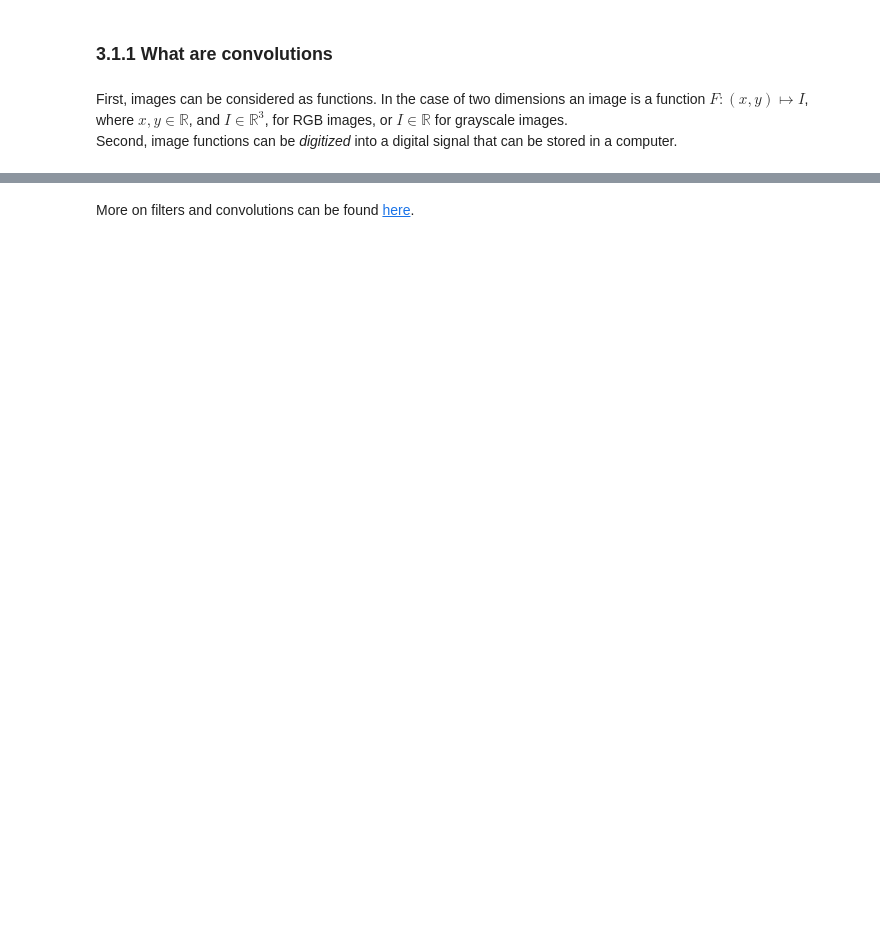
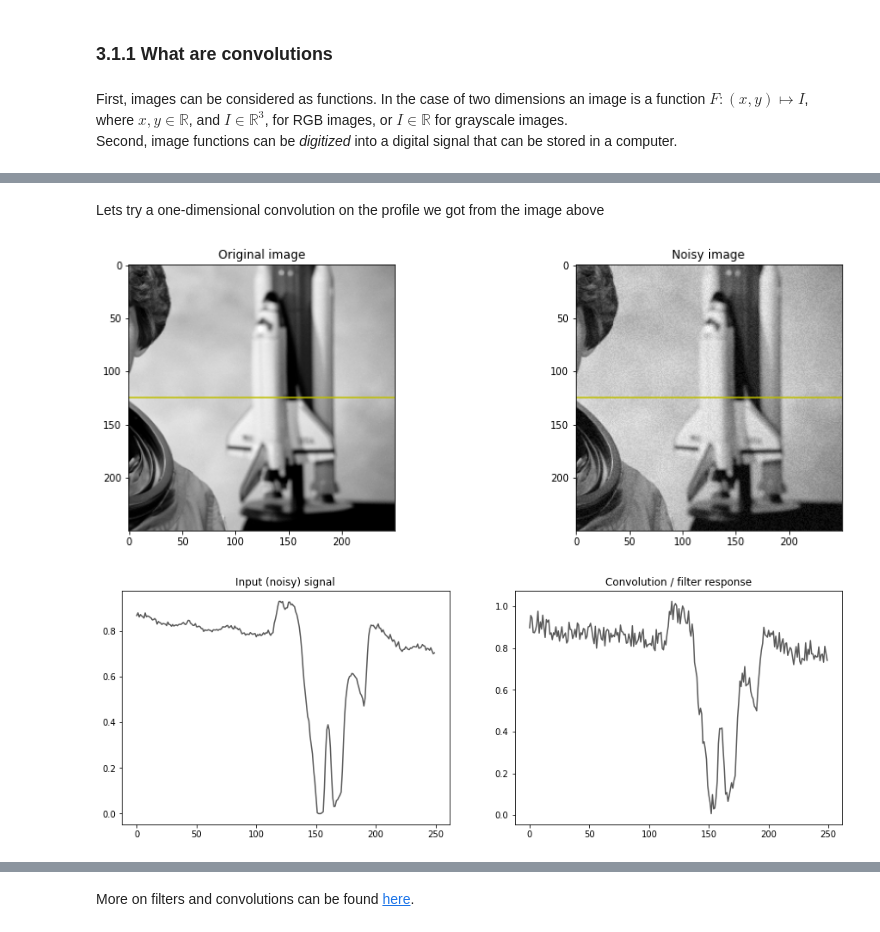
Before and after one commit to TheJacksonLaboratory/2022-05-26-deep-learning-image-analysis-pytorch, a Jupyter notebook: code/3-Implement_a_deep_neural_network.ipynb, the cells around one changed output, grey strips where cells are left out. Drawn from its saved outputs; the diff is of its cells as text; code cells hidden in the pictures; blank space fills up the shorter version.

```diff
--- a/code/3-Implement_a_deep_neural_network.ipynb
+++ b/code/3-Implement_a_deep_neural_network.ipynb
@@ -58,0 +56,31 @@ Lets see a convolution using a _kernel_ of size 3$\times$3 in action!
+# %% [markdown]
+Lets try a one-dimensional convolution on the profile we got from the image above
+# %%
+import torch.nn.functional as F
+
+im_gray = rgb2gray(astronaut()[50:300, -250:, :])
+
+h, w = im_gray.shape
+
+x_gray = torch.from_numpy(im_gray).float() + 0.1 * torch.rand(im_gray.shape)
+
+plt.subplot(1, 2, 1)
+plt.title('Original image')
+plt.imshow(im_gray, cmap='gray')
+plt.plot([-0.5, w-0.5], [h/2, h/2], "y")
+plt.subplot(1, 2, 2)
+plt.title('Noisy image')
+plt.imshow(x_gray, cmap='gray')
+plt.plot([-0.5, w-0.5], [h/2, h/2], "y")
+plt.show()
+
+plt.subplot(1, 2, 1)
+plt.plot(im_gray[h//2, :], c='0.35')
+plt.title('Input (noisy) signal')
+plt.subplot(1, 2, 2)
+plt.plot(x_gray[h//2, :], c='0.35')
+plt.title('Convolution / filter response')
+plt.show()
+# %% [output]
+[figure, added]
+[figure, added]
```
Also changed, not shown: parts of 13 cells of this notebook, 4 other files.
